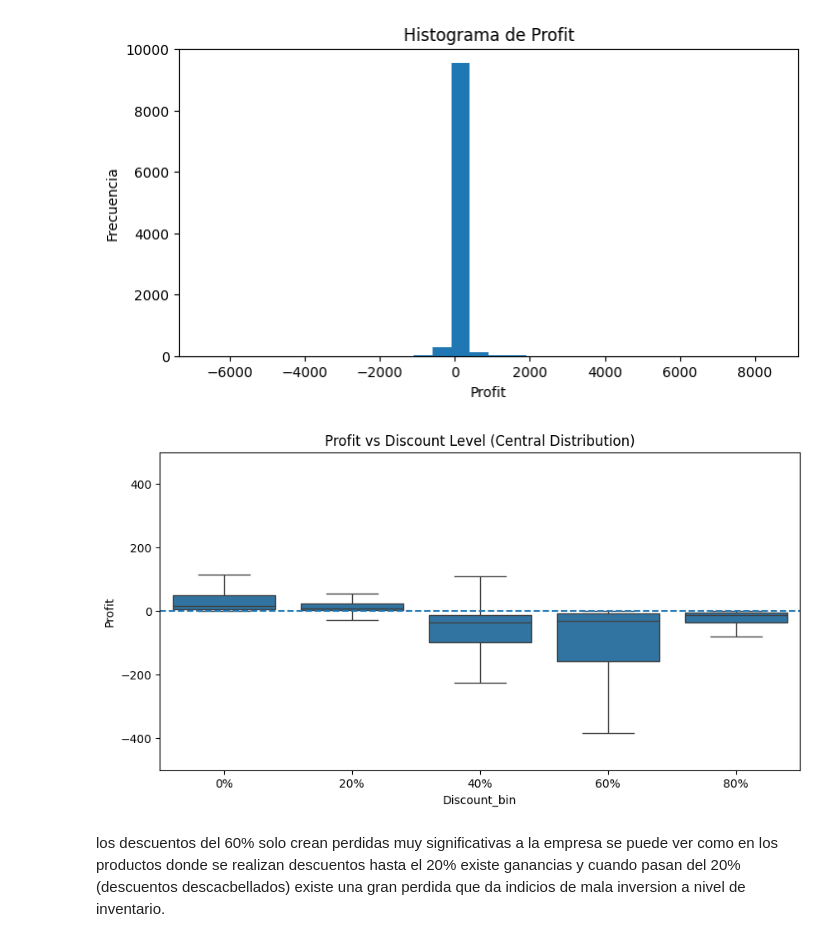
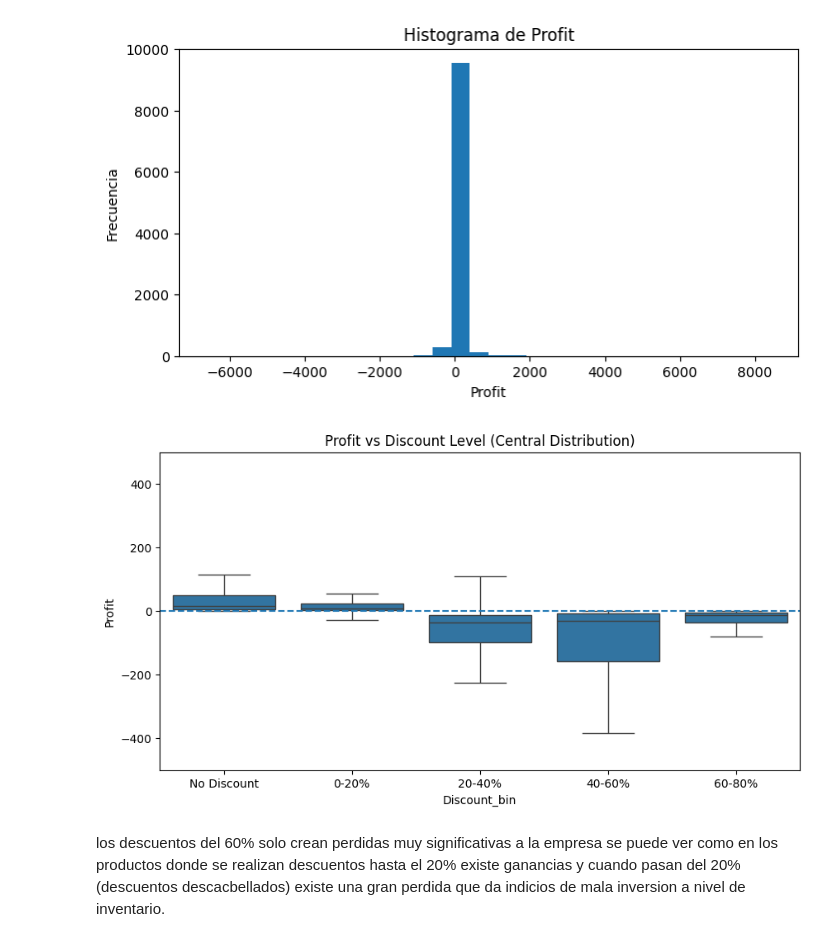
Before and after one commit to THEWACHER1103/Super_store, a Jupyter notebook: Super_Store.ipynb, the cells around one changed output. Drawn from its saved outputs; the diff is of its cells as text; code cells hidden in the pictures.

```diff
--- a/Super_Store.ipynb
+++ b/Super_Store.ipynb
@@ -163,20 +163,24 @@ for col in ["Sales", 'Category', "Country", "Discount","Profit"]:
 [figure]
 [figure]
 # %%
+bins = [-0.001, 0.001, 0.20, 0.40, 0.60, 0.80]
+labels = ['No Discount', '0-20%', '20-40%', '40-60%', '60-80%']
+store_df['Discount_bin'] = pd.cut(store_df['Discount'], bins=bins, labels=labels, right=True)
+
 plt.figure(figsize=(10,5))
 sns.boxplot(
     x='Discount_bin',
     y='Profit',
     data=store_df,
     showfliers=False
 )
 
 plt.ylim(-500, 500)
 plt.axhline(0, linestyle='--')
 plt.title('Profit vs Discount Level (Central Distribution)')
 plt.show()
 # %% [output]
-[figure, old version]
+[figure, new version]
 # %% [markdown]
 los descuentos del 60% solo crean perdidas muy significativas a la empresa
 se puede ver como en los productos donde se realizan descuentos hasta el 20% existe ganancias y cuando pasan del 20% (descuentos descacbellados) existe una gran perdida que da indicios de mala inversion a nivel de inventario.
```
Also changed, not shown: parts of 12 cells of this notebook.
